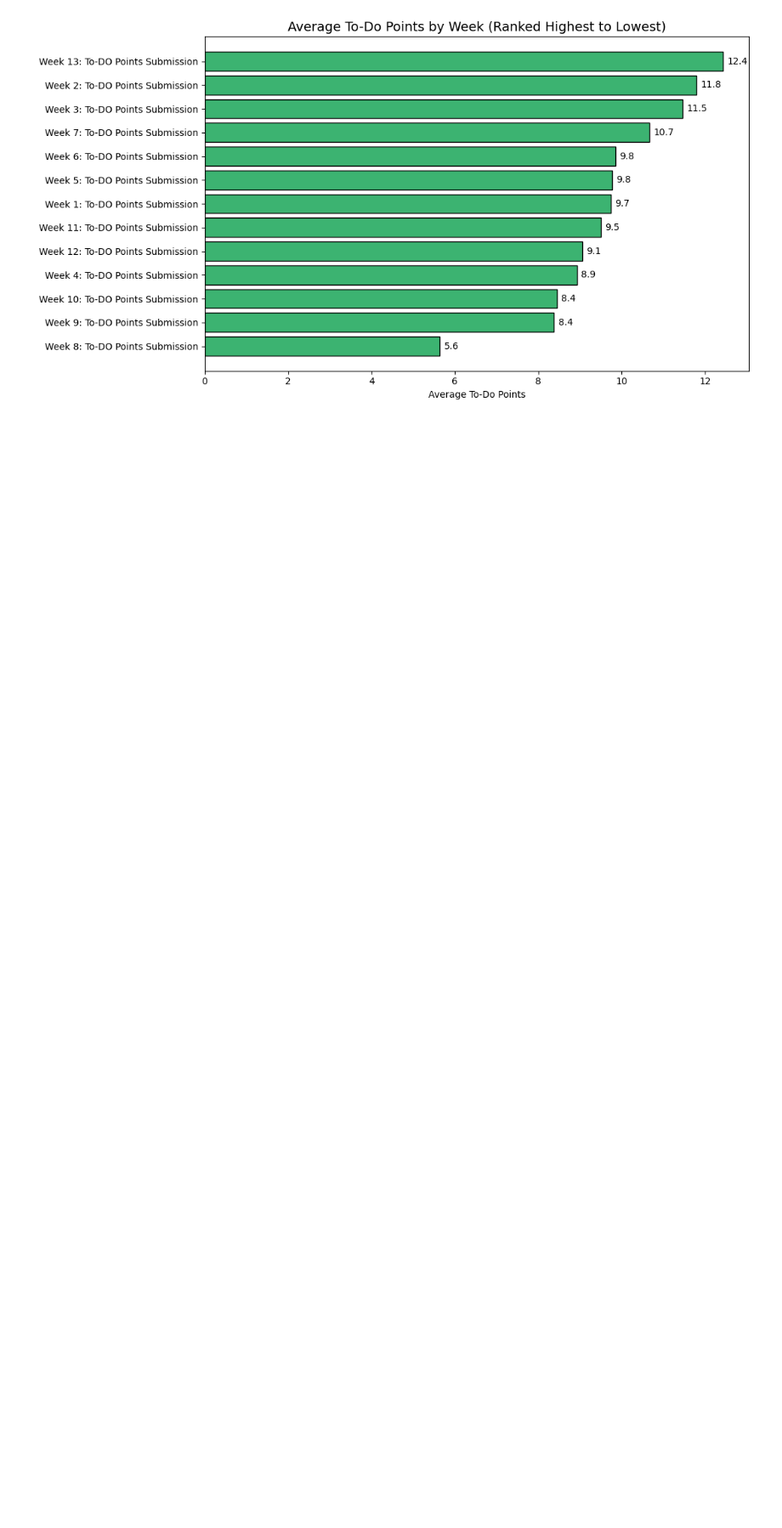
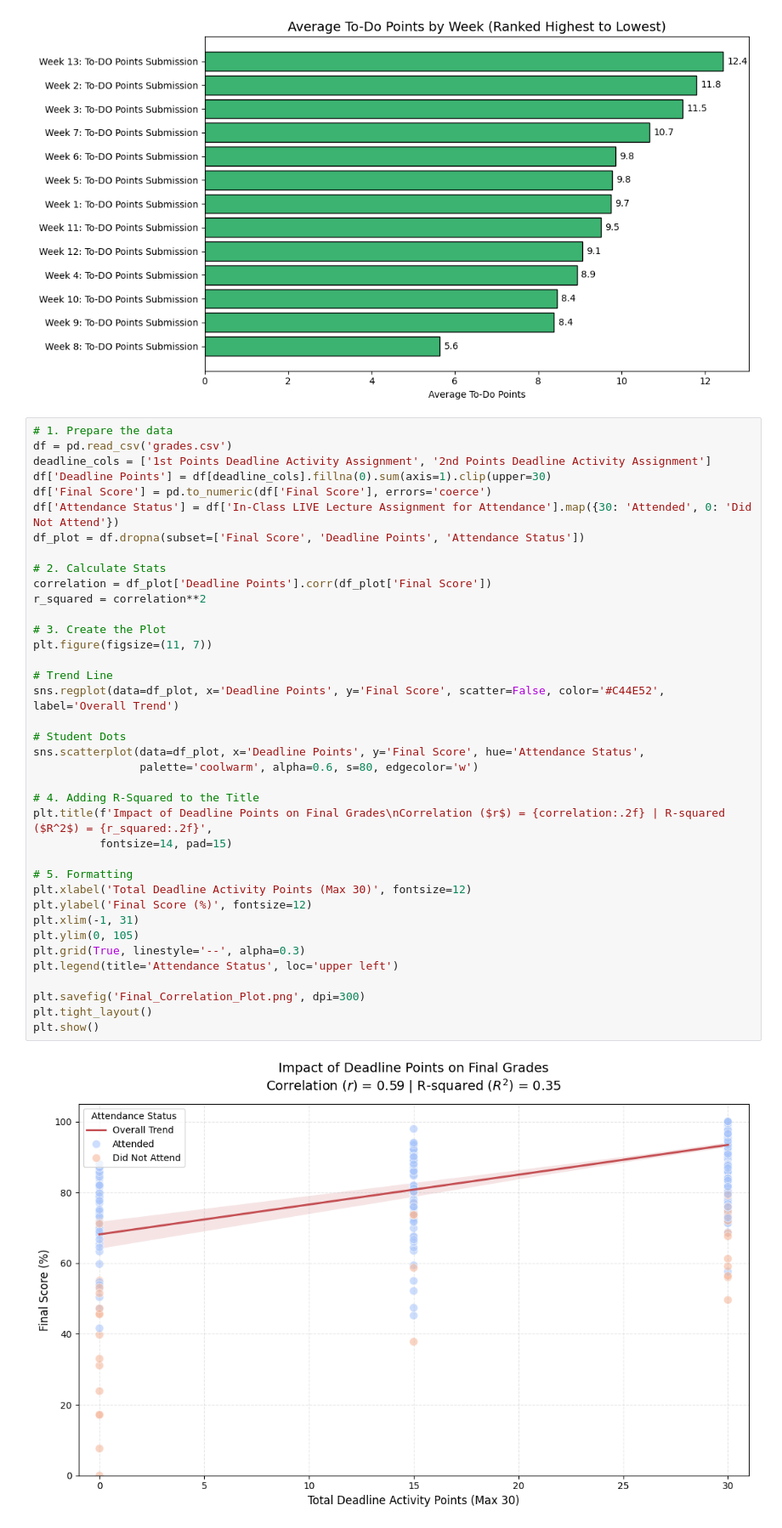
Before and after one commit to akioazevedo/student_analysis, a Jupyter notebook: Analysis.ipynb, the cells around one changed output. Shown at 85% size. Cells and saved outputs as stored; diff of their text form; blank space fills up the shorter version.

```diff
--- a/Analysis.ipynb
+++ b/Analysis.ipynb
@@ -333,3 +327,43 @@ plt.savefig("plots/ToDoPoints.png")
 plt.show()
 # %% [output]
 [figure]
+# %%
+# 1. Prepare the data
+df = pd.read_csv('grades.csv')
+deadline_cols = ['1st Points Deadline Activity Assignment', '2nd Points Deadline Activity Assignment']
+df['Deadline Points'] = df[deadline_cols].fillna(0).sum(axis=1).clip(upper=30)
+df['Final Score'] = pd.to_numeric(df['Final Score'], errors='coerce')
+df['Attendance Status'] = df['In-Class LIVE Lecture Assignment for Attendance'].map({30: 'Attended', 0: 'Did Not Attend'})
+df_plot = df.dropna(subset=['Final Score', 'Deadline Points', 'Attendance Status'])
+
+# 2. Calculate Stats
+correlation = df_plot['Deadline Points'].corr(df_plot['Final Score'])
+r_squared = correlation**2
+
+# 3. Create the Plot
+plt.figure(figsize=(11, 7))
+
+# Trend Line
+sns.regplot(data=df_plot, x='Deadline Points', y='Final Score', scatter=False, color='#C44E52', label='Overall Trend')
+
+# Student Dots
+sns.scatterplot(data=df_plot, x='Deadline Points', y='Final Score', hue='Attendance Status',
+                palette='coolwarm', alpha=0.6, s=80, edgecolor='w')
+
+# 4. Adding R-Squared to the Title
+plt.title(f'Impact of Deadline Points on Final Grades\nCorrelation ($r$) = {correlation:.2f} | R-squared ($R^2$) = {r_squared:.2f}',
+          fontsize=14, pad=15)
+
+# 5. Formatting
+plt.xlabel('Total Deadline Activity Points (Max 30)', fontsize=12)
+plt.ylabel('Final Score (%)', fontsize=12)
+plt.xlim(-1, 31)
+plt.ylim(0, 105)
+plt.grid(True, linestyle='--', alpha=0.3)
+plt.legend(title='Attendance Status', loc='upper left')
+
+plt.savefig('Final_Correlation_Plot.png', dpi=300)
+plt.tight_layout()
+plt.show()
+# %% [output]
+[figure, added]
```
Also changed, not shown: parts of 2 cells of this notebook, 2 other files.
